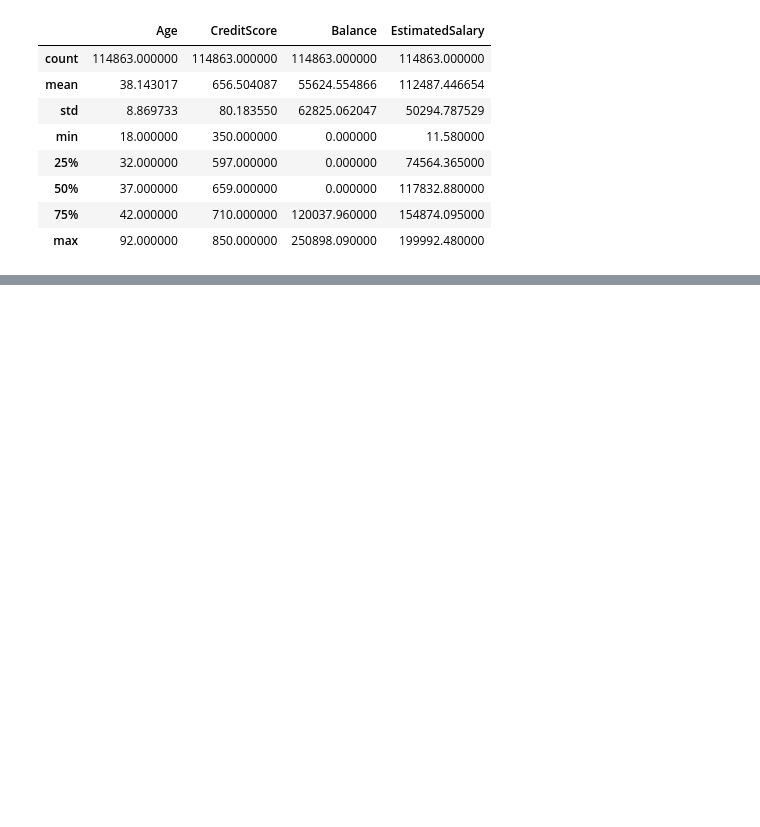
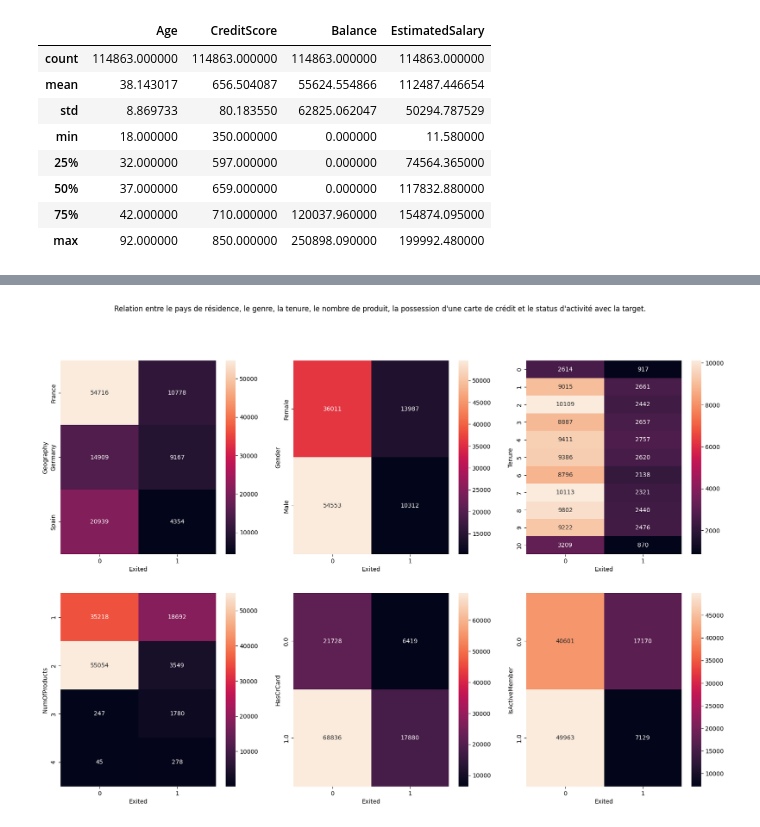
Before and after one commit to fmazur57u/Bank-churn, a Jupyter notebook: bankChurn/src/bankchurn/projet_bank_churn.ipynb, the cells around one changed output, grey strips where cells are left out. Cells and saved outputs as stored; diff of their text form; code cells hidden in the pictures; blank space fills up the shorter version.

Commit message:
Ajout des heatmaps de l'analyse des variables discrétes avec la target

```diff
--- a/bankChurn/src/bankchurn/projet_bank_churn.ipynb
+++ b/bankChurn/src/bankchurn/projet_bank_churn.ipynb
@@ -308,0 +309,45 @@ Avant d'analyser les statistiques on voit que le salaire minimum est de 11.58 eu
+# %%
+fig, ax = plt.subplots(2, 3)
+plt.suptitle(
+    "Relation entre le pays de résidence, le genre, la tenure, le nombre de produit, la possession d'une carte de crédit et le status d'activité avec la target."
+)
+fig.set_size_inches(20, 13)
+sns.heatmap(
+    pd.crosstab(train_set["Geography"], train_set["Exited"]),
+    annot=True,
+    fmt="d",
+    ax=ax[0, 0],
+)
+sns.heatmap(
+    pd.crosstab(train_set["Gender"], train_set["Exited"]),
+    annot=True,
+    fmt="d",
+    ax=ax[0, 1],
+)
+sns.heatmap(
+    pd.crosstab(train_set["Tenure"], train_set["Exited"]),
+    annot=True,
+    fmt="d",
+    ax=ax[0, 2],
+)
+sns.heatmap(
+    pd.crosstab(train_set["NumOfProducts"], train_set["Exited"]),
+    annot=True,
+    fmt="d",
+    ax=ax[1, 0],
+)
+sns.heatmap(
+    pd.crosstab(train_set["HasCrCard"], train_set["Exited"]),
+    annot=True,
+    fmt="d",
+    ax=ax[1, 1],
+)
+sns.heatmap(
+    pd.crosstab(train_set["IsActiveMember"], train_set["Exited"]),
+    annot=True,
+    fmt="d",
+    ax=ax[1, 2],
+)
+plt.show()
+# %% [output]
+[figure, added]
```
Also changed, not shown: parts of 2 cells of this notebook.
